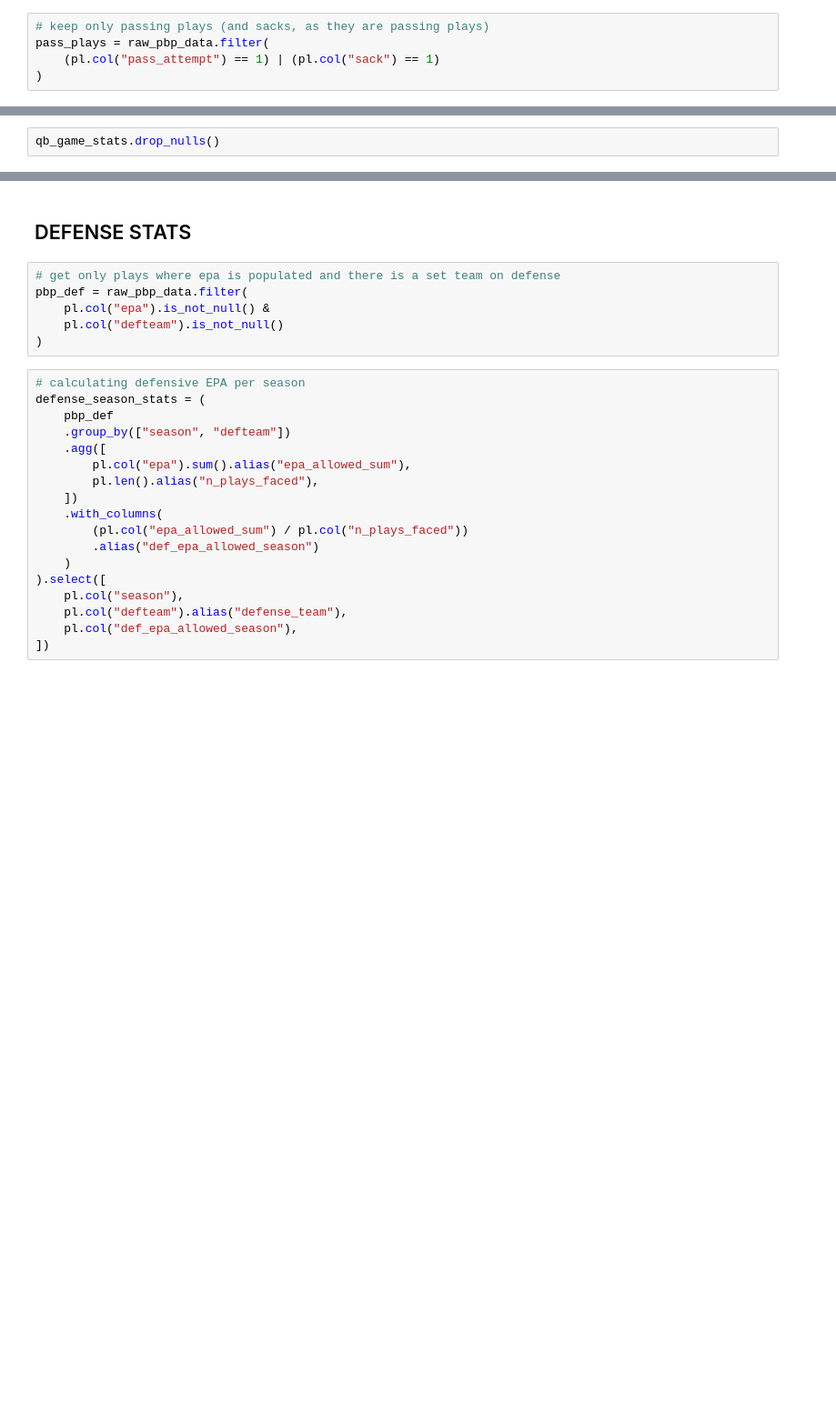
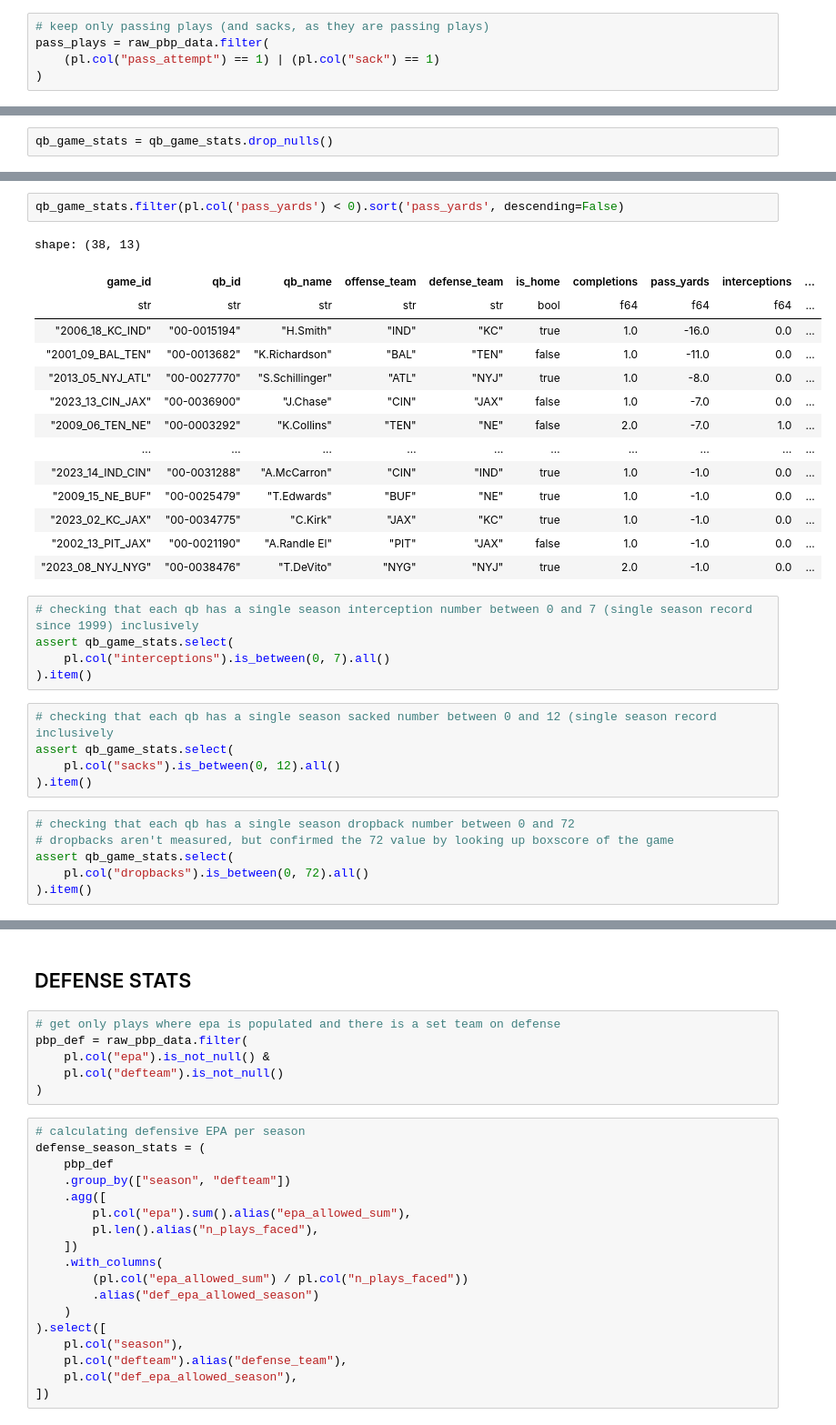
Before and after one commit to jbailey7/ChicagoPassing, a Jupyter notebook: data/data.ipynb, the cells around one changed output, grey strips where cells are left out. Shown at 91% size. Cells and saved outputs as stored; diff of their text form; blank space fills up the shorter version.

```diff
--- a/data/data.ipynb
+++ b/data/data.ipynb
@@ -367,2 +353,2 @@ From this, we see that there are two rows with null values. Looking up the 2001
 # %%
-qb_game_stats.drop_nulls()
+qb_game_stats = qb_game_stats.drop_nulls()
@@ -383,0 +388,33 @@ shape: (17_233, 14)
+# %%
+qb_game_stats.filter(pl.col('pass_yards') < 0).sort('pass_yards', descending=False)
+# %% [output]
+shape: (38, 13)
+| game_id | qb_id | qb_name | offense_team | defense_team | is_home | completions | pass_yards | interceptions | ... |
+| str | str | str | str | str | bool | f64 | f64 | f64 | ... |
+| "2006_18_KC_IND" | "00-0015194" | "H.Smith" | "IND" | "KC" | true | 1.0 | -16.0 | 0.0 | ... |
+| "2001_09_BAL_TEN" | "00-0013682" | "K.Richardson" | "BAL" | "TEN" | false | 1.0 | -11.0 | 0.0 | ... |
+| "2013_05_NYJ_ATL" | "00-0027770" | "S.Schillinger" | "ATL" | "NYJ" | true | 1.0 | -8.0 | 0.0 | ... |
+| "2023_13_CIN_JAX" | "00-0036900" | "J.Chase" | "CIN" | "JAX" | false | 1.0 | -7.0 | 0.0 | ... |
+| "2009_06_TEN_NE" | "00-0003292" | "K.Collins" | "TEN" | "NE" | false | 2.0 | -7.0 | 1.0 | ... |
+| … | … | … | … | … | … | … | … | … | ... |
+| "2023_14_IND_CIN" | "00-0031288" | "A.McCarron" | "CIN" | "IND" | true | 1.0 | -1.0 | 0.0 | ... |
+| "2009_15_NE_BUF" | "00-0025479" | "T.Edwards" | "BUF" | "NE" | true | 1.0 | -1.0 | 0.0 | ... |
+| "2023_02_KC_JAX" | "00-0034775" | "C.Kirk" | "JAX" | "KC" | true | 1.0 | -1.0 | 0.0 | ... |
+| "2002_13_PIT_JAX" | "00-0021190" | "A.Randle El" | "PIT" | "JAX" | false | 1.0 | -1.0 | 0.0 | ... |
+| "2023_08_NYJ_NYG" | "00-0038476" | "T.DeVito" | "NYG" | "NYJ" | true | 2.0 | -1.0 | 0.0 | ... |
+# %%
+# checking that each qb has a single season interception number between 0 and 7 (single season record since 1999) inclusively
+assert qb_game_stats.select(
+    pl.col("interceptions").is_between(0, 7).all()
+).item()
+# %%
+# checking that each qb has a single season sacked number between 0 and 12 (single season record inclusively
+assert qb_game_stats.select(
+    pl.col("sacks").is_between(0, 12).all()
+).item()
+# %%
+# checking that each qb has a single season dropback number between 0 and 72
+# dropbacks aren't measured, but confirmed the 72 value by looking up boxscore of the game
+assert qb_game_stats.select(
+    pl.col("dropbacks").is_between(0, 72).all()
+).item()
```
Also changed, not shown: parts of 24 cells of this notebook.
